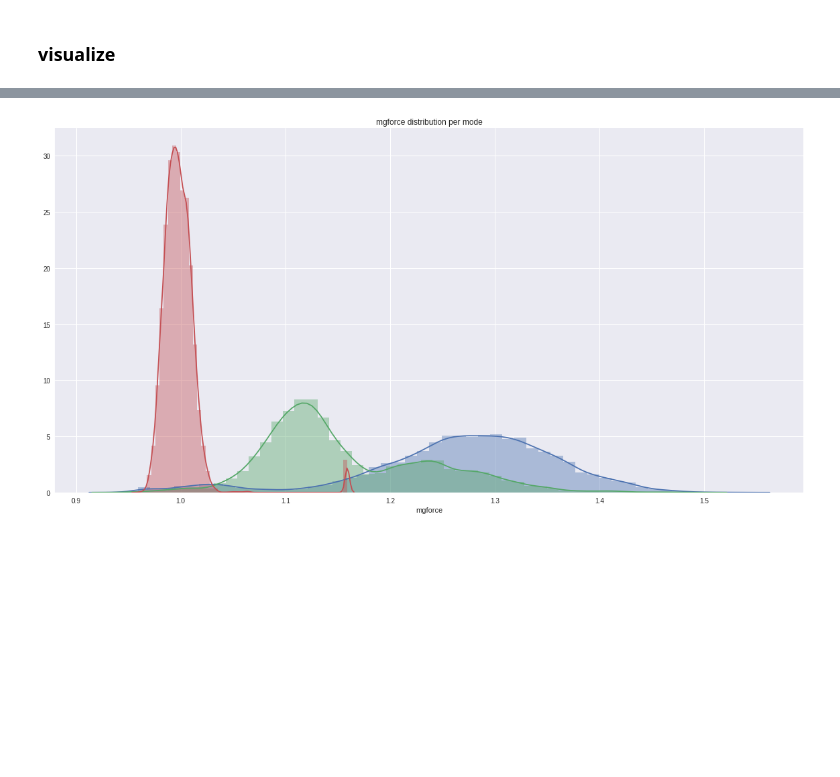
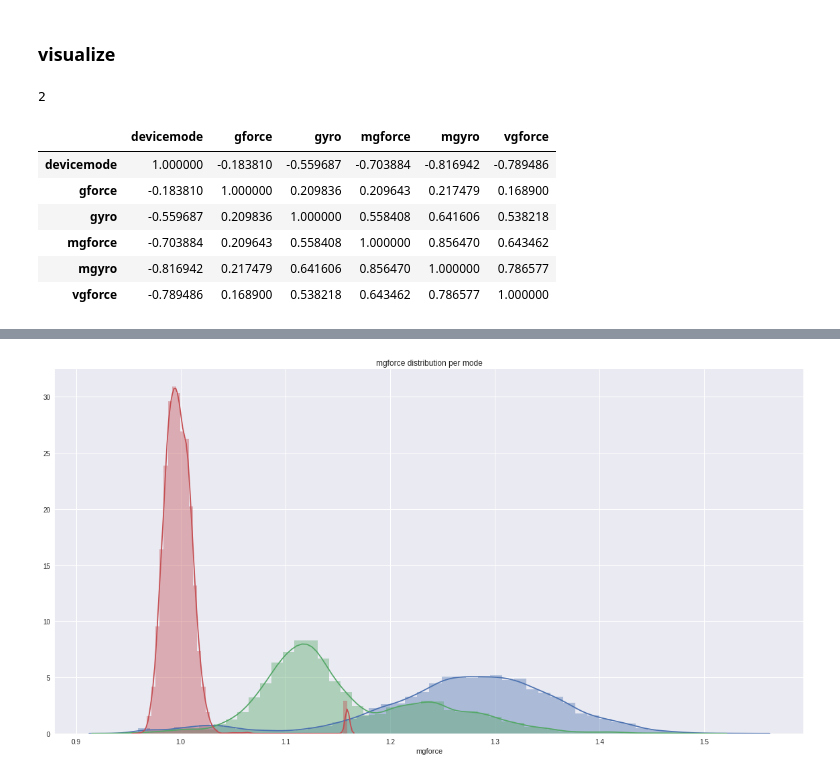
Before and after one commit to yuvalsolaz/modetection, a Jupyter notebook: model/whereIsMyPhone.ipynb, the cells around one changed output, grey strips where cells are left out. Cells and saved outputs as stored; diff of their text form; code cells hidden in the pictures; blank space fills up the shorter version.

```diff
--- a/model/whereIsMyPhone.ipynb
+++ b/model/whereIsMyPhone.ipynb
@@ -129,3 +132,18 @@ rdf.drop('source',axis=1).head(10)
 | 9 | 0.169 | -0.0013 | 0.3385 | 0.9399 | 0.0855 | -0.0155 | 0.0556 | 978.4193 | -9.1873 | -37.8632 | -21.3715 | ... |
 # %% [markdown]
 ### visualize
+# %%
+rdf.iloc[0,13]
+# %% [output]
+2
+# %%
+cor_mat = rdf.iloc[:,13:-1].corr()
+cor_mat
+# %% [output]
+|  | devicemode | gforce | gyro | mgforce | mgyro | vgforce |
+| devicemode | 1.000000 | -0.183810 | -0.559687 | -0.703884 | -0.816942 | -0.789486 |
+| gforce | -0.183810 | 1.000000 | 0.209836 | 0.209643 | 0.217479 | 0.168900 |
+| gyro | -0.559687 | 0.209836 | 1.000000 | 0.558408 | 0.641606 | 0.538218 |
+| mgforce | -0.703884 | 0.209643 | 0.558408 | 1.000000 | 0.856470 | 0.643462 |
+| mgyro | -0.816942 | 0.217479 | 0.641606 | 0.856470 | 1.000000 | 0.786577 |
+| vgforce | -0.789486 | 0.168900 | 0.538218 | 0.643462 | 0.786577 | 1.000000 |
```
Also changed, not shown: parts of 10 cells of this notebook.
